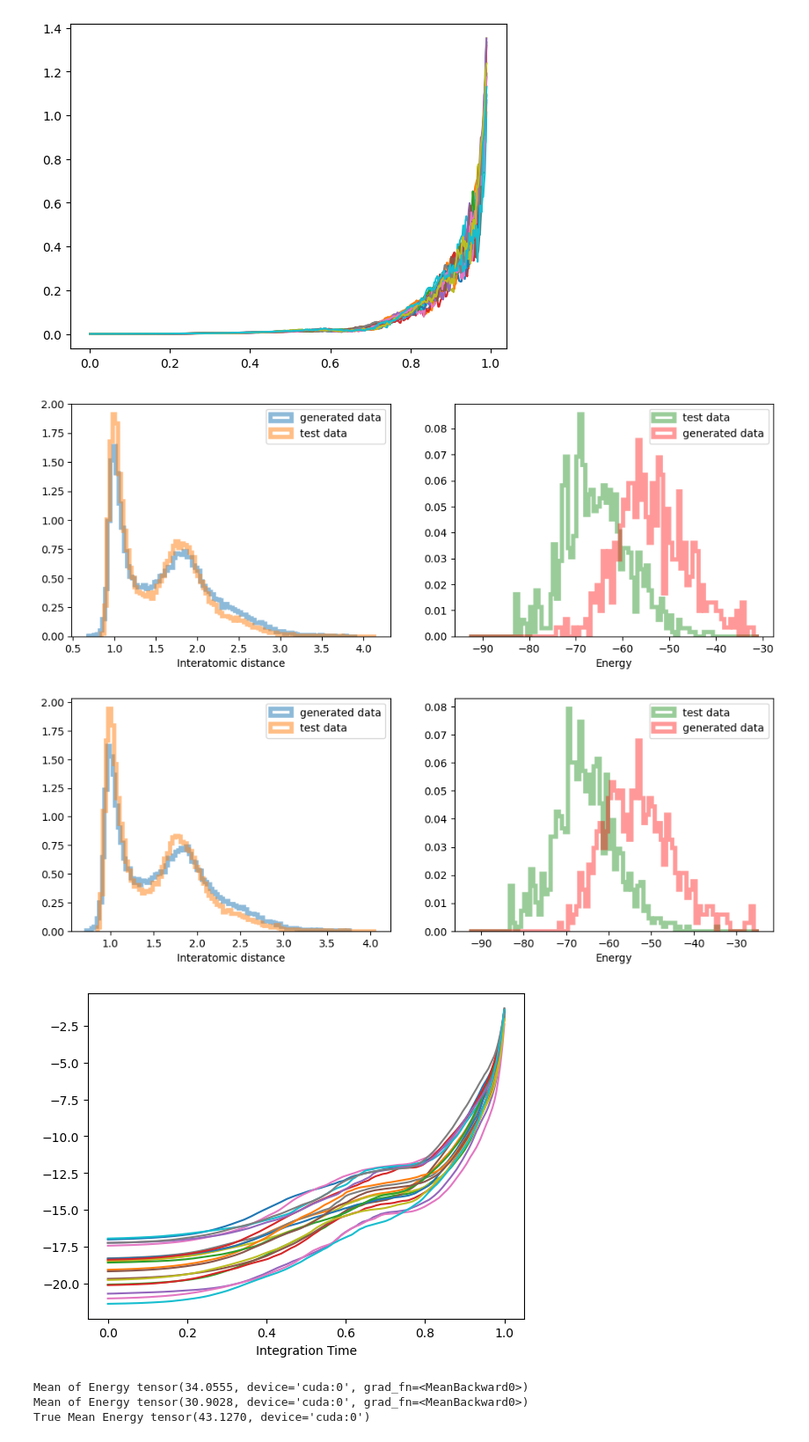
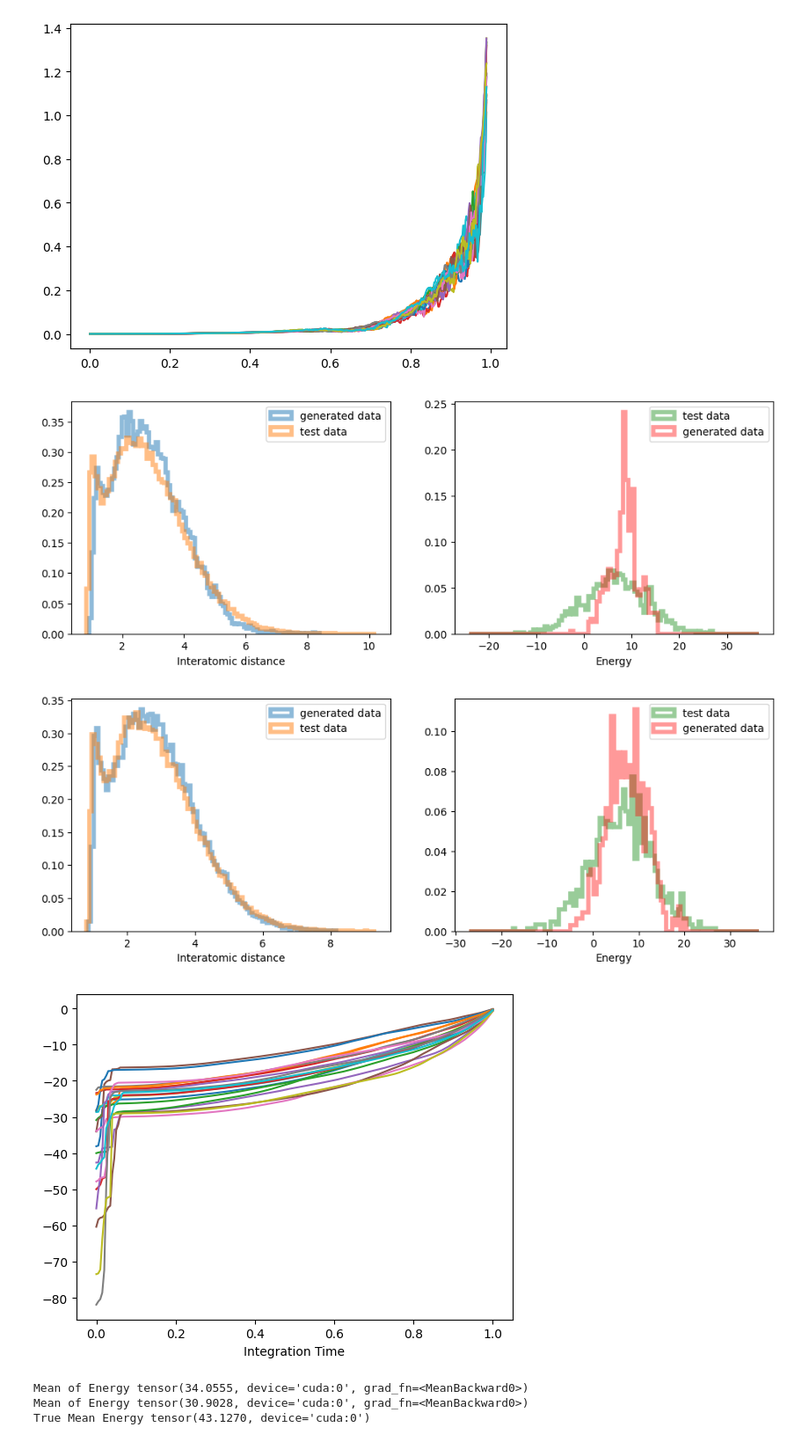
Before and after one commit to taraak/pita, a Jupyter notebook: runner/notebooks/lj13_temp_annealed_clean.ipynb, the cells around one changed output. Shown: that part at 88% size. Drawn from its saved outputs; the diff is of its cells as text; code cells hidden in the pictures.

```diff
--- a/runner/notebooks/lj13_temp_annealed_clean.ipynb
+++ b/runner/notebooks/lj13_temp_annealed_clean.ipynb
@@ -27,16 +27,14 @@ cuda
 n_particles = 13
 spatial_dim = 3
 dimensionality = spatial_dim * n_particles
-inverse_temp = 1.0
+inverse_temp = 4.0
 
 from src.energies.lennardjones_energy import LennardJonesEnergy
 target = LennardJonesEnergy(
     dimensionality=dimensionality,
     n_particles=n_particles,
     device=device,
-    data_path= f"../../data/LJ13_temp_{inverse_temp}/test_split_LJ13-1000.npy",
-    data_path_train= f"../../data/LJ13_temp_{inverse_temp}/train_split_LJ13-1000.npy",
-    data_path_val= f"../../data/LJ13_temp_{inverse_temp}/test_split_LJ13-1000.npy",
+    data_path= f"../../data/",
     smooth=False,
     temperature=inverse_temp
     )
@@ -46,9 +44,7 @@ target_temp_07 = LennardJonesEnergy(
     dimensionality=dimensionality,
     n_particles=n_particles,
     device=device,
-    data_path= f"../../data/LJ13_temp_{t_07}/test_split_LJ13-1000.npy",
-    data_path_train= f"../../data/LJ13_temp_{t_07}/train_split_LJ13-1000.npy",
-    data_path_val= f"../../data/LJ13_temp_{t_07}/test_split_LJ13-1000.npy",
+    data_path= f"../../data/",
     smooth=False,
     temperature=t_07
     )
@@ -58,12 +54,29 @@ target_temp_08 = LennardJonesEnergy(
     dimensionality=dimensionality,
     n_particles=n_particles,
     device=device,
-    data_path= f"../../data/LJ13_temp_{t_08}/test_split_LJ13-1000.npy",
-    data_path_train= f"../../data/LJ13_temp_{t_08}/train_split_LJ13-1000.npy",
-    data_path_val= f"../../data/LJ13_temp_{t_08}/test_split_LJ13-1000.npy",
+    data_path= f"../../data/",
     smooth=False,
     temperature=t_08
     )
+
+target_temp_2 = LennardJonesEnergy(
+    dimensionality=dimensionality,
+    n_particles=n_particles,
+    device=device,
+    data_path= f"../../data/",
+    smooth=False,
+    temperature=2.0
+    )
+
+
+target_temp_1 = LennardJonesEnergy(
+    dimensionality=dimensionality,
+    n_particles=n_particles,
+    device=device,
+    data_path= f"../../data/",
+    smooth=False,
+    temperature=1.0
+    )
 # %% [markdown]
 ## Function Definitions
 # %%
@@ -226,8 +239,10 @@ def reward_matching_loss(model,
 # %% [markdown]
 ### Training
 # %%
-from src.models.components.noise_schedules import GeometricNoiseSchedule
+from src.models.components.noise_schedules import GeometricNoiseSchedule, QuadraticNoiseSchedule
 noise_schedule = GeometricNoiseSchedule(sigma_min=0.01, sigma_max=2)
+
+noise_schedule = QuadraticNoiseSchedule(beta=10)
 # noise_schedule = GeometricNoiseSchedule(sigma_min=0.001, sigma_max=8)
 # %%
 prior = MeanFreePrior(n_particles, spatial_dim, device=device, scale = noise_schedule.h(1) ** 0.5)
@@ -382,40 +385,40 @@ plt.plot(torch.linspace(1, 0, 500)[5:], drift_norm.detach().cpu().numpy()[5:, :2
 # %%
 # for plotting
 
 ve_reverse_sde = VEReverse_coupled(model, noise_schedule)
 n_steps = 200
 samples_weighted = []
 samples = []
 log_weights = []
 for i in range(1):
     prior_samples = prior.sample(512)
     s_weighted, _ = generate_samples_weighted(ve_reverse_sde, t_span=(0, 1), samples=prior_samples,
-                                                    num_integration_steps=n_steps, resampling_interval=1, inverse_temp=1/t_08)
+                                                    num_integration_steps=n_steps, resampling_interval=1, inverse_temp=2.0)
     s, w = generate_samples_weighted(ve_reverse_sde, t_span=(0, 1), samples=prior_samples,
-                                            num_integration_steps=n_steps, resampling_interval=n_steps+1, inverse_temp=1/t_08)
+                                            num_integration_steps=n_steps, resampling_interval=n_steps+1, inverse_temp=2.0)
     samples_weighted.append(s_weighted)
     samples.append(s)
     log_weights.append(w)
 
 samples_weighted = torch.cat(samples_weighted)
 samples = torch.cat(samples)
 log_weights = torch.cat(log_weights, dim=1)
 
-target_temp_08.get_dataset_fig(samples_weighted)
+target_temp_2.get_dataset_fig(samples_weighted)
 # target_temp1.get_dataset_fig(samples_weighted, T=T, T_og=T)
 plt.show()
 
 # target.get_dataset_fig(samples, T=T, T_og=T)
-target_temp_08.get_dataset_fig(samples)
+target_temp_2.get_dataset_fig(samples)
 plt.show()
 plt.plot(torch.linspace(1, 0, n_steps)[:], log_weights.cpu().detach().numpy()[:, :20])
 plt.xlabel("Integration Time")
 
 plt.show()
 # %% [output]
-[figure, old version]
+[figure, new version]
-[figure, old version]
+[figure, new version]
-[figure, old version]
+[figure, new version]
 # %%
 target_lowtemp = LennardJonesEnergy(
     dimensionality=dimensionality,
```
Also changed, not shown: parts of 5 cells of this notebook.
